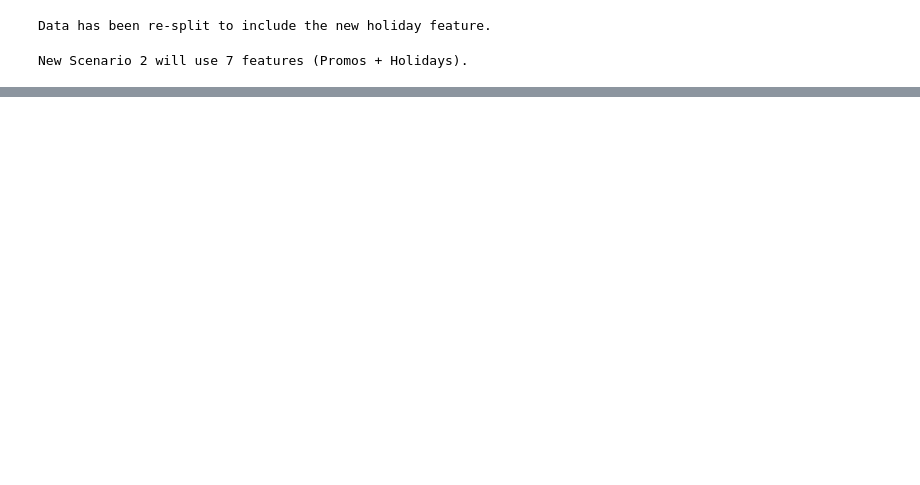
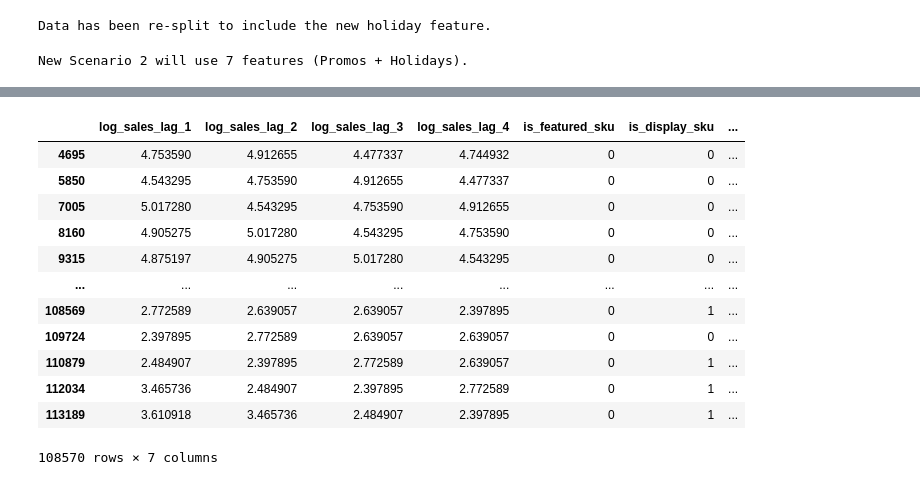
Before and after one commit to ramdular-lab/Demand-Forecasting---braxton-data, a Jupyter notebook: Demand Forecasting.ipynb, the cells around one changed output, grey strips where cells are left out. Cells and saved outputs as stored; diff of their text form; code cells hidden in the pictures; blank space fills up the shorter version.

Commit message:
Recurive Data Analysis

```diff
--- a/Demand Forecasting.ipynb
+++ b/Demand Forecasting.ipynb
@@ -627,0 +632,33 @@ else:
+# %%
+from holidays import US as USHolidays
+from datetime import timedelta
+
+print("Adding holiday feature...")
+
+# 1. Get all unique years from our dataset
+years_in_data = df_features['week'].dt.year.unique()
+
+# 2. Get all US holiday dates for those years
+us_holidays = USHolidays(years=years_in_data)
+holiday_dates = set(us_holidays.keys())
+
+# 3. Create a set of all week-start dates that contain a holiday
+# (This is your smart logic)
+holiday_week_starts = set()
+for h_date in holiday_dates:
+    # A week starting on any of the 7 days
+    # leading up to and including a holiday
+    # will contain that holiday.
+    for i in range(7):
+        possible_start_date = h_date - timedelta(days=i)
+        holiday_week_starts.add(possible_start_date)
+
+# 4. Create the new 'is_holiday' feature
+# We use .dt.date to compare dates only (ignoring time)
+df_features['is_holiday'] = df_features['week'].dt.date.isin(holiday_week_starts).astype(int)
+
+print("Holiday feature added.")
+print(f"Total holiday weeks found: {df_features['is_holiday'].sum()}")
+
+# Check a few of them:
+print(df_features[df_features['is_holiday'] == 1][['week', 'is_holiday']].head())
@@ -689,0 +707,16 @@ Linear Regression (Enriched) training complete.
+# %%
+X_train_rich
+# %% [output]
+|  | log_sales_lag_1 | log_sales_lag_2 | log_sales_lag_3 | log_sales_lag_4 | is_featured_sku | is_display_sku | ... |
+| 4695 | 4.753590 | 4.912655 | 4.477337 | 4.744932 | 0 | 0 | ... |
+| 5850 | 4.543295 | 4.753590 | 4.912655 | 4.477337 | 0 | 0 | ... |
+| 7005 | 5.017280 | 4.543295 | 4.753590 | 4.912655 | 0 | 0 | ... |
+| 8160 | 4.905275 | 5.017280 | 4.543295 | 4.753590 | 0 | 0 | ... |
+| 9315 | 4.875197 | 4.905275 | 5.017280 | 4.543295 | 0 | 0 | ... |
+| ... | ... | ... | ... | ... | ... | ... | ... |
+| 108569 | 2.772589 | 2.639057 | 2.639057 | 2.397895 | 0 | 1 | ... |
+| 109724 | 2.397895 | 2.772589 | 2.639057 | 2.639057 | 0 | 0 | ... |
+| 110879 | 2.484907 | 2.397895 | 2.772589 | 2.639057 | 0 | 1 | ... |
+| 112034 | 3.465736 | 2.484907 | 2.397895 | 2.772589 | 0 | 1 | ... |
+| 113189 | 3.610918 | 3.465736 | 2.484907 | 2.397895 | 0 | 1 | ... |
+108570 rows × 7 columns
```
Also changed, not shown: parts of 4 cells of this notebook.
